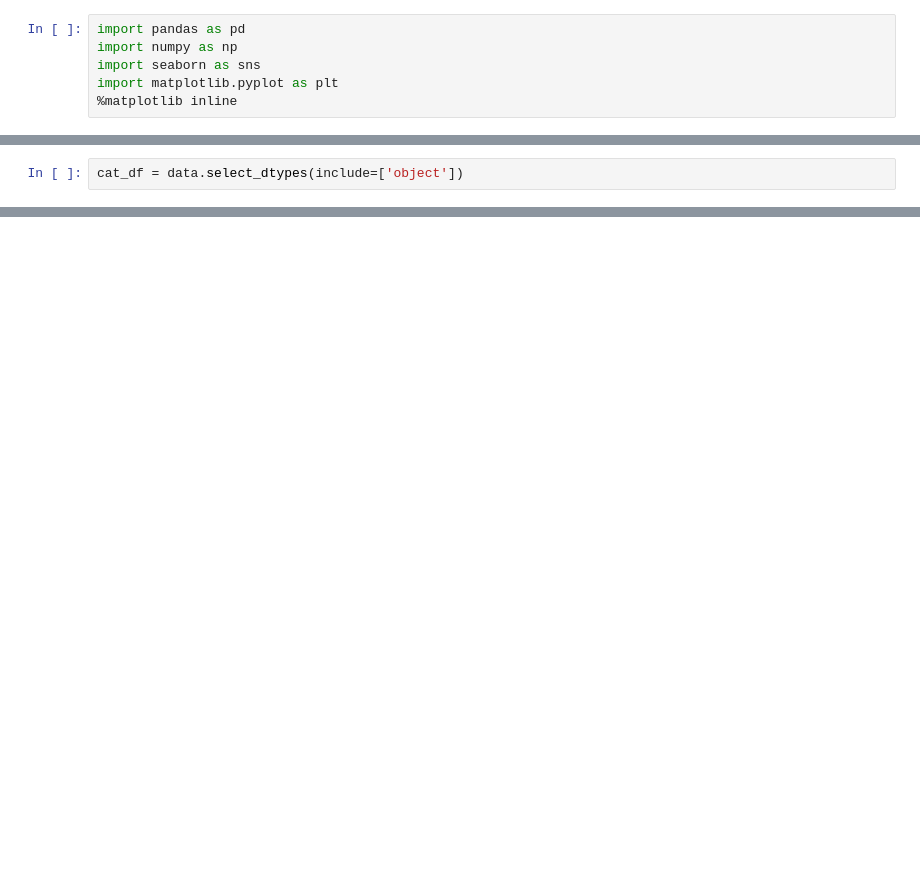
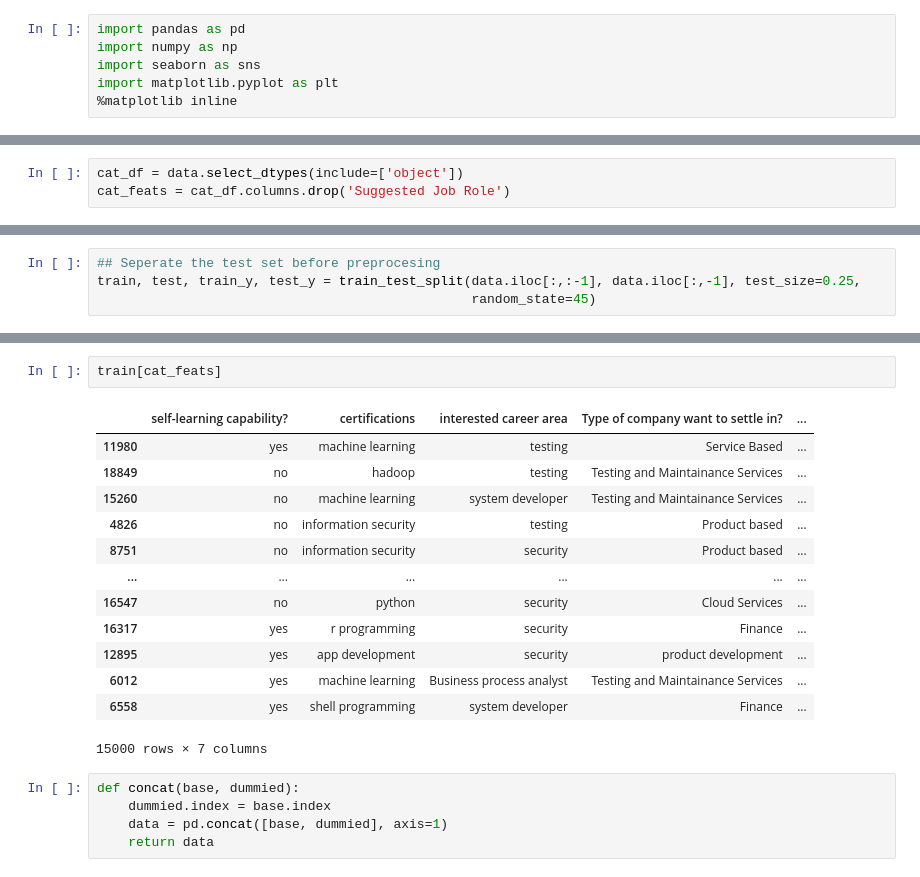
Before and after one commit to Omotade-MY/help-career, a Jupyter notebook: data_analysis.ipynb, the cells around one changed output, grey strips where cells are left out. Drawn from its saved outputs; the diff is of its cells as text; blank space fills up the shorter version.

```diff
--- a/data_analysis.ipynb
+++ b/data_analysis.ipynb
@@ -48,5 +58,6 @@ memory usage: 6.0+ MB
 # %%
 cat_df = data.select_dtypes(include=['object'])
+cat_feats = cat_df.columns.drop('Suggested Job Role')
 # %%
 print('Unique values of categorical features')
 for cat in cat_df.columns:
@@ -71,0 +165,4 @@ Suggested Job Role : 6
+# %%
+## Seperate the test set before preprocesing
+train, test, train_y, test_y = train_test_split(data.iloc[:,:-1], data.iloc[:,-1], test_size=0.25,
+                                                random_state=45)
@@ -71,0 +178,21 @@ Suggested Job Role : 6
+# %%
+train[cat_feats]
+# %% [output]
+|  | self-learning capability? | certifications | interested career area | Type of company want to settle in? | ... |
+| 11980 | yes | machine learning | testing | Service Based | ... |
+| 18849 | no | hadoop | testing | Testing and Maintainance Services | ... |
+| 15260 | no | machine learning | system developer | Testing and Maintainance Services | ... |
+| 4826 | no | information security | testing | Product based | ... |
+| 8751 | no | information security | security | Product based | ... |
+| ... | ... | ... | ... | ... | ... |
+| 16547 | no | python | security | Cloud Services | ... |
+| 16317 | yes | r programming | security | Finance | ... |
+| 12895 | yes | app development | security | product development | ... |
+| 6012 | yes | machine learning | Business process analyst | Testing and Maintainance Services | ... |
+| 6558 | yes | shell programming | system developer | Finance | ... |
+15000 rows × 7 columns
+# %%
+def concat(base, dummied):
+    dummied.index = base.index
+    data = pd.concat([base, dummied], axis=1)
+    return data
```
Also changed, not shown: parts of 41 cells of this notebook, 5 other files.
